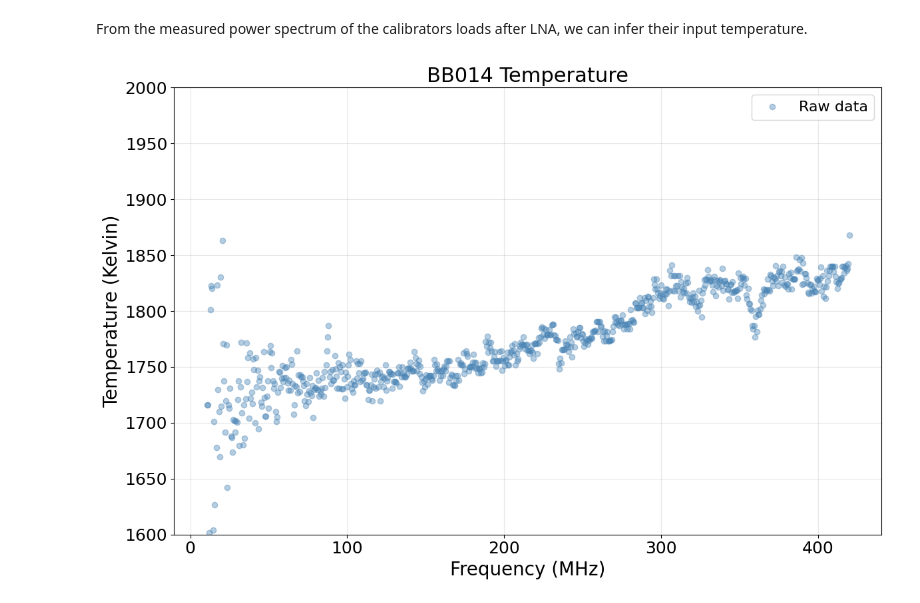
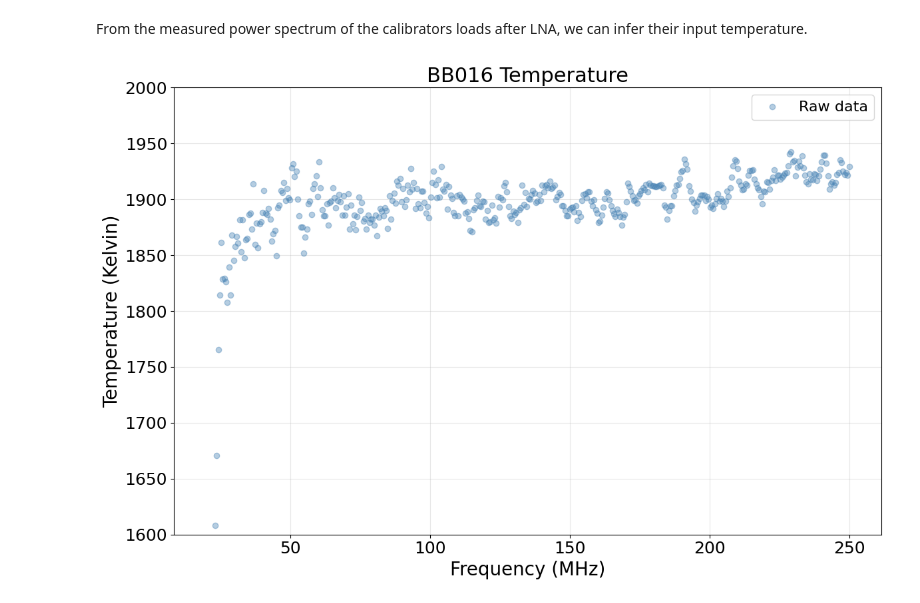
Before and after one commit to alhosani-abdulla/Highz-EXP, a Jupyter notebook: notebooks/calibrator_measurements copy.ipynb, the cells around one changed output. Cells and saved outputs as stored; diff of their text form; code cells hidden in the pictures.

```diff
--- a/notebooks/calibrator_measurements copy.ipynb
+++ b/notebooks/calibrator_measurements copy.ipynb
@@ -76,11 +89,4 @@ dut_cold = LNA01_77K.unit_convert('dBm', 'milliwatt', channel_width=1e6).spec
 # this has the functionalities to calculate and plot the noise temperature and gain of the LNA
 # based on the hot-cold measurements
 LNA_thermo = Y_Factor_Thermometer(LNA01_300K.freq, dut_hot, dut_cold,
-                                    DUT_name='LNA01', T_hot=301, T_cold=77, RBW=1e6)
-
-# smooth gain with median filter
-LNA_thermo.g = medfilt(LNA_thermo.g, kernel_size=11)
-LNA_thermo.T_sys = medfilt(LNA_thermo.T_sys, kernel_size=11)
-
-# Reduce sampling to 5 MHz bin
-LNA_thermo_resampled = copy.deepcopy(LNA_thermo)
+                                  DUT_name='LNA01', T_hot=301, T_cold=77, RBW=1e6)
@@ -96,0 +98,23 @@ ND003_kelvin = LNA_thermo_resampled.infer_temperature(
+# %%
+# Fit T(f) = a/f + b + c*f to the LNA temperature curve
+f_fit = np.asarray(LNA_thermo.f, dtype=float)  # Hz
+t_fit = np.asarray(LNA_thermo.T_dut if LNA_thermo.T_dut is not None else LNA_thermo.T_sys, dtype=float)
+
+fit_res = LNAModel.fit_temperature(f_fit, t_fit, initial_guess=[10, 600e6, 1e6, 0, 0])
+
+valid = fit_res['valid_mask']
+f_valid_hz = f_fit[valid]
+t_valid = t_fit[valid]
+print(fit_res['coefficients'])
+t_model = fit_res['fitted']
+
+plt.figure(figsize=(10, 6))
+plt.plot(f_valid_hz / 1e6, t_valid, 'o', ms=3, alpha=0.5, label='Measured')
+plt.plot(f_valid_hz / 1e6, t_model, '-', lw=2, label='polynomial fit')
+plt.xlabel('Frequency (MHz)')
+plt.ylabel('Temperature (K)')
+plt.title('LNA Temperature Fit')
+plt.grid(alpha=0.3)
+plt.legend()
+plt.tight_layout()
+plt.show()
@@ -97,12 +125,15 @@ ND003_kelvin = LNA_thermo_resampled.infer_temperature(
+# %%
+LNA_thermo.T_sys = t_model
 # %% [markdown]
 From the measured power spectrum of the calibrators loads after LNA, we can infer their input temperature.
 # %%
 # Convert all measurements from dBm to kelvin for comparison
 # and resample them to the same frequency grid
-BB014_spec = LNA01_BB014.unit_convert('dBm', 'kelvin', channel_width=1e6, inplace=False).despike(threshold=2)
-BB01_kelvin = LNA_thermo_resampled.infer_temperature(
-    BB014_spec, show_plot=True,
-    title='BB014 Temperature', y_range=(1600, 2000),
-    smoothing=None, save_path=pjoin(plot_path, 'BB014_T_inferred.png'))
+BB016_spec = LNA01_BB016.unit_convert(
+    'dBm', 'kelvin', channel_width=1e6, inplace=False).despike(threshold=1)
+BB016_kelvin = LNA_thermo.infer_temperature(
+    BB016_spec, show_plot=True, freq_range=(20, 250),
+    title='BB016 Temperature', y_range=(1600, 2000),
+    smoothing=None, save_path=pjoin(plot_path, 'BB016_T_inferred.png'))
 # %% [output]
-[figure, old version]
+[figure, new version]
```
Also changed, not shown: parts of 11 cells of this notebook, 5 other files.
